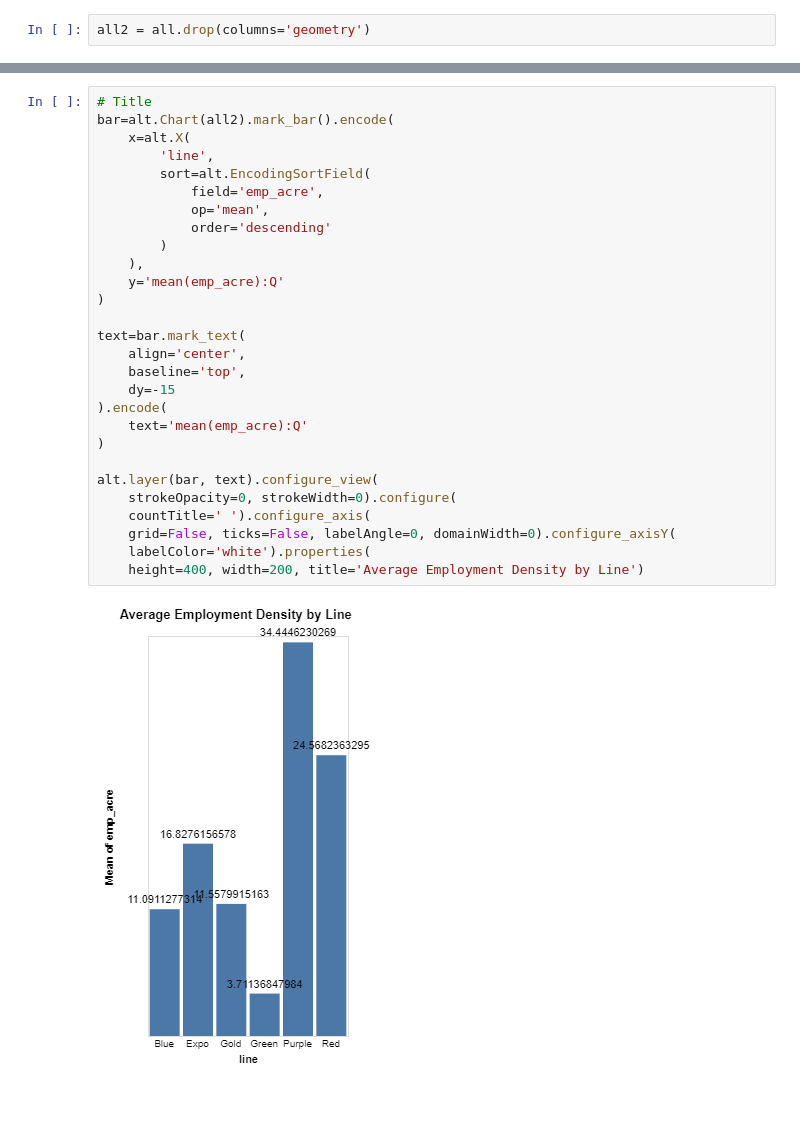
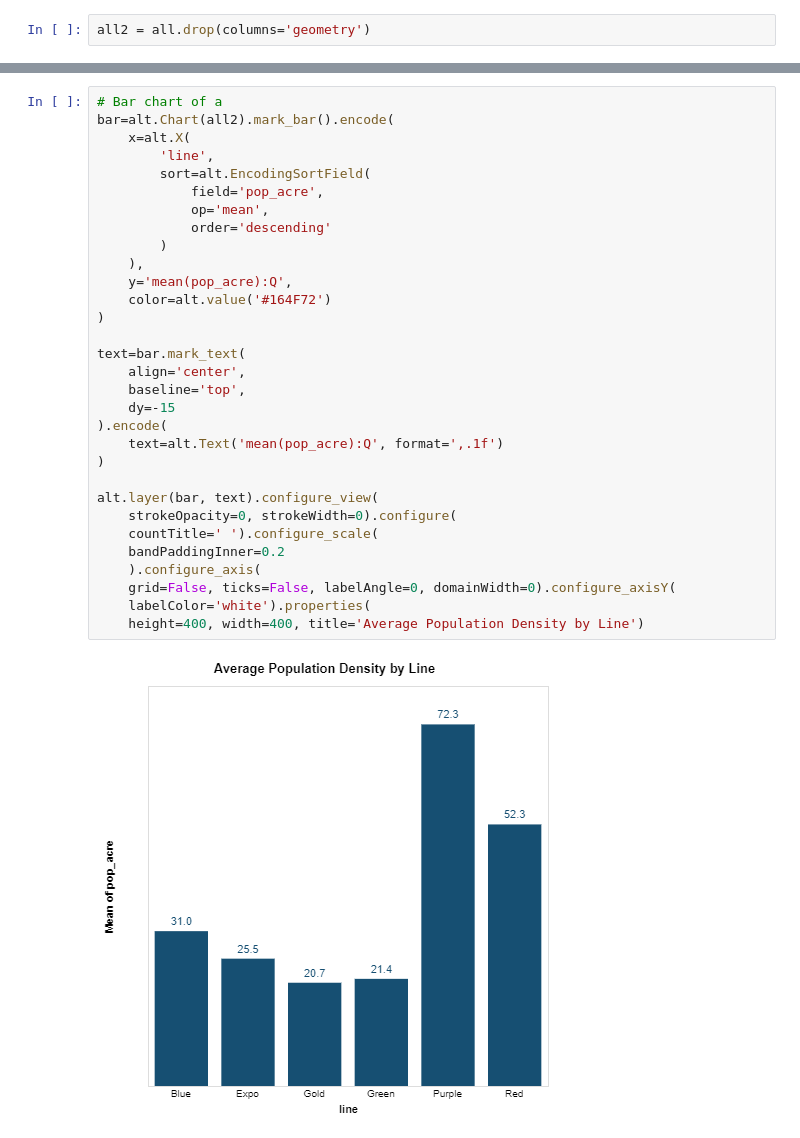
Before and after one commit to tiffanychu90/Demo, a Jupyter notebook: data-analysis-demo.ipynb, the cells around one changed output, grey strips where cells are left out. Saved outputs shown, nothing was run; the diff lists cells and outputs as text; blank space fills up the shorter version.

Commit message:
Fix map and chart

```diff
--- a/data-analysis-demo.ipynb
+++ b/data-analysis-demo.ipynb
@@ -325,32 +361,35 @@ summary
 # %%
-# Title
+# Bar chart of a
 bar=alt.Chart(all2).mark_bar().encode(
     x=alt.X(
         'line',
         sort=alt.EncodingSortField(
-            field='emp_acre',
+            field='pop_acre',
             op='mean',
             order='descending'
         )
     ),
-    y='mean(emp_acre):Q'
+    y='mean(pop_acre):Q',
+    color=alt.value('#164F72')
 )
 
 text=bar.mark_text(
     align='center',
     baseline='top',
     dy=-15
 ).encode(
-    text='mean(emp_acre):Q'
+    text=alt.Text('mean(pop_acre):Q', format=',.1f')
 )
 
 alt.layer(bar, text).configure_view(
     strokeOpacity=0, strokeWidth=0).configure(
-    countTitle=' ').configure_axis(
+    countTitle=' ').configure_scale(
+    bandPaddingInner=0.2
+    ).configure_axis(
     grid=False, ticks=False, labelAngle=0, domainWidth=0).configure_axisY(
     labelColor='white').properties(
-    height=400, width=200, title='Average Employment Density by Line')
+    height=400, width=400, title='Average Population Density by Line')
 # %% [output]
-[figure, old version]
+[figure, new version]
 # %%
 # Create a pandas Excel writer using xlsxWriter as the engine.
```
Also changed, not shown: parts of 4 cells of this notebook, 1 other file.
